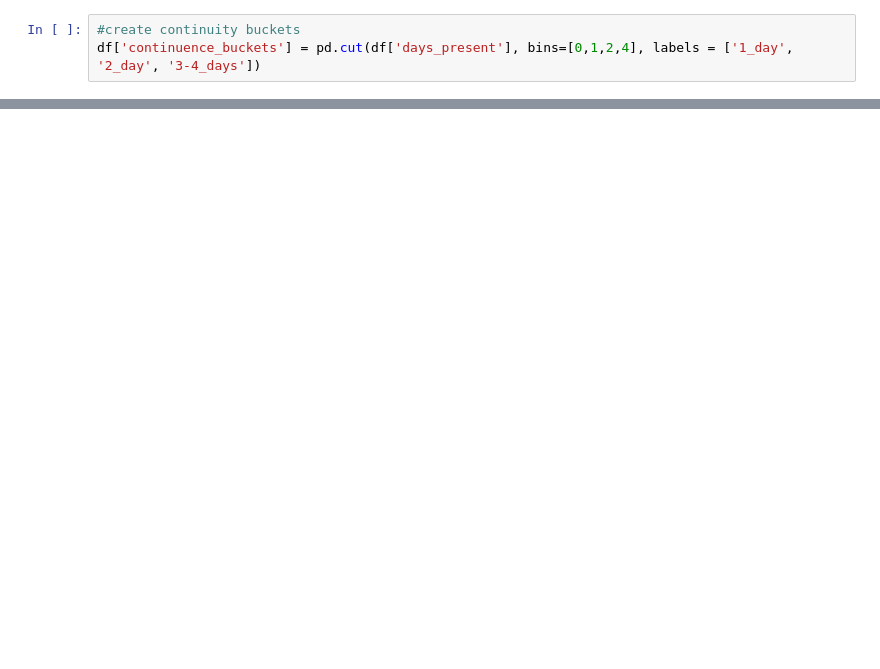
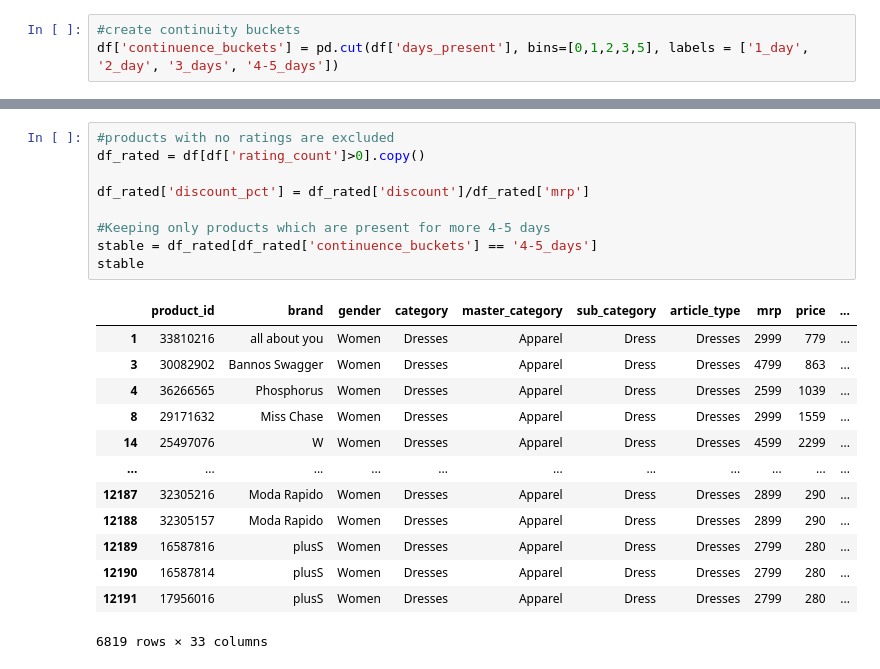
Before and after one commit to manjuq/ecommerce_product_scraping, a Jupyter notebook: analysis/eda_discount.ipynb, the cells around one changed output, grey strips where cells are left out. Saved outputs shown, nothing was run; the diff lists cells and outputs as text; blank space fills up the shorter version.

```diff
--- a/analysis/eda_discount.ipynb
+++ b/analysis/eda_discount.ipynb
@@ -37,5 +40,5 @@ product_continuence = df.groupby('product_id')['snapshot_date'].nunique().reset_
 df = df.merge(product_continuence, on='product_id', how='left')
 # %%
 #create continuity buckets
-df['continuence_buckets'] = pd.cut(df['days_present'], bins=[0,1,2,4], labels = ['1_day', '2_day', '3-4_days'])
+df['continuence_buckets'] = pd.cut(df['days_present'], bins=[0,1,2,3,5], labels = ['1_day', '2_day', '3_days', '4-5_days'])
 # %%
@@ -58,0 +56,23 @@ Name: count, dtype: int64
+# %%
+#products with no ratings are excluded
+df_rated = df[df['rating_count']>0].copy()
+
+df_rated['discount_pct'] = df_rated['discount']/df_rated['mrp']
+
+#Keeping only products which are present for more 4-5 days
+stable = df_rated[df_rated['continuence_buckets'] == '4-5_days']
+stable
+# %% [output]
+|  | product_id | brand | gender | category | master_category | sub_category | article_type | mrp | price | ... |
+| 1 | 33810216 | all about you | Women | Dresses | Apparel | Dress | Dresses | 2999 | 779 | ... |
+| 3 | 30082902 | Bannos Swagger | Women | Dresses | Apparel | Dress | Dresses | 4799 | 863 | ... |
+| 4 | 36266565 | Phosphorus | Women | Dresses | Apparel | Dress | Dresses | 2599 | 1039 | ... |
+| 8 | 29171632 | Miss Chase | Women | Dresses | Apparel | Dress | Dresses | 2999 | 1559 | ... |
+| 14 | 25497076 | W | Women | Dresses | Apparel | Dress | Dresses | 4599 | 2299 | ... |
+| ... | ... | ... | ... | ... | ... | ... | ... | ... | ... | ... |
+| 12187 | 32305216 | Moda Rapido | Women | Dresses | Apparel | Dress | Dresses | 2899 | 290 | ... |
+| 12188 | 32305157 | Moda Rapido | Women | Dresses | Apparel | Dress | Dresses | 2899 | 290 | ... |
+| 12189 | 16587816 | plusS | Women | Dresses | Apparel | Dress | Dresses | 2799 | 280 | ... |
+| 12190 | 16587814 | plusS | Women | Dresses | Apparel | Dress | Dresses | 2799 | 280 | ... |
+| 12191 | 17956016 | plusS | Women | Dresses | Apparel | Dress | Dresses | 2799 | 280 | ... |
+6819 rows × 33 columns
```
Also changed, not shown: parts of 14 cells of this notebook.
